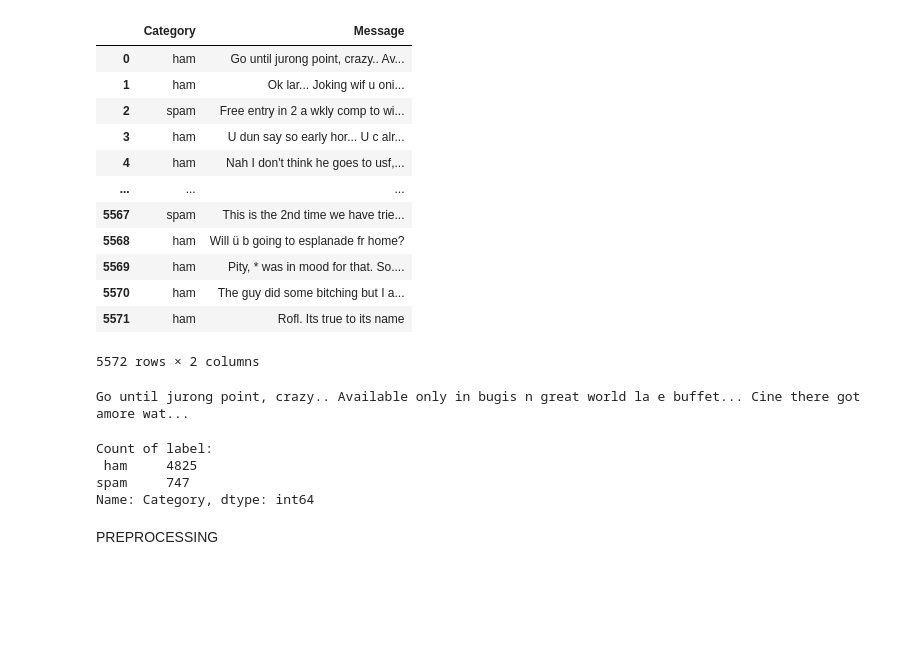
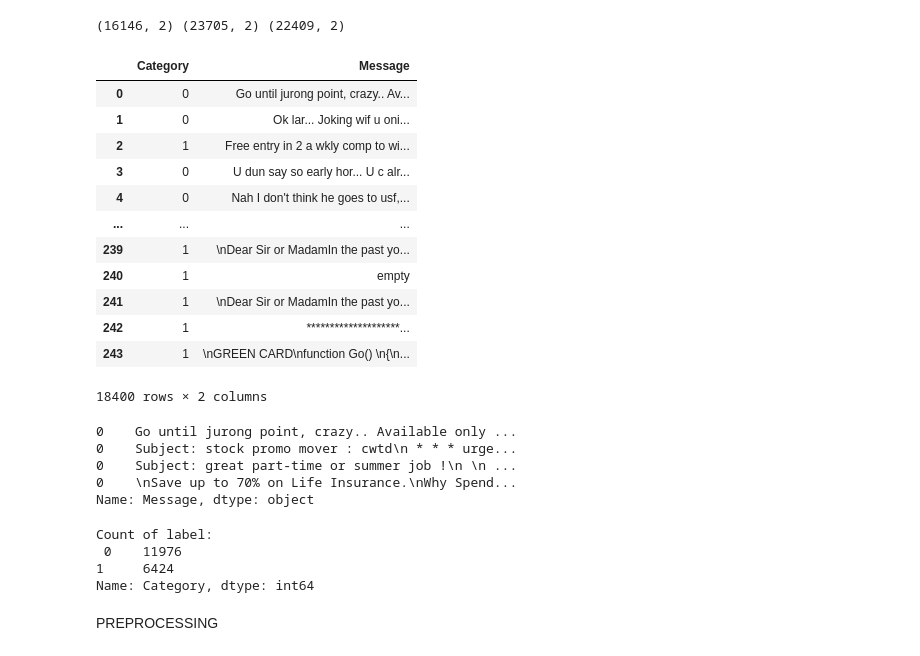
Before and after one commit to JonathanYe3/ML_duh_guyz, a Jupyter notebook: preprocessing.ipynb, the cells around one changed output. Saved outputs shown, nothing was run; the diff lists cells and outputs as text; code cells hidden in the pictures; blank space fills up the shorter version.

```diff
--- a/preprocessing.ipynb
+++ b/preprocessing.ipynb
@@ -13,31 +20,54 @@ nltk.download('stopwords')
 True
 # %%
-allData = pd.read_csv("spam.csv")
+df1 = pd.read_csv("spam.csv", usecols=[0,1])
+df1['Category'] = df1['Category'].replace({'ham': 0, 'spam': 1})
+
+df2 = pd.read_csv("enronSpamSubset.csv", usecols=[1,0])
+df3 = pd.read_csv("lingSpam.csv", usecols=[1,0])
+df4 = pd.read_csv("completeSpamAssassin.csv", usecols=[1,0])
+
+print(df2.shape, df3.shape, df4.shape)
+df2.columns = df1.columns
+df3.columns = df1.columns
+df4.columns = df1.columns
+
+allData = pd.concat([df1, df2, df3, df4])
+allData = allData[pd.to_numeric(allData['Category'], errors='coerce').notna()]
+allData = allData.dropna()
+allData.iloc[:, 0] = allData.iloc[:, 0].astype(int)
+allData = allData[allData['Category'].isin([0, 1])]
+
 allData
+#print(df3, df4)
 # %% [output]
+(16146, 2) (23705, 2) (22409, 2)
 |  | Category | Message |
-| 0 | ham | Go until jurong point, crazy.. Av... |
-| 1 | ham | Ok lar... Joking wif u oni... |
-| 2 | spam | Free entry in 2 a wkly comp to wi... |
-| 3 | ham | U dun say so early hor... U c alr... |
-| 4 | ham | Nah I don't think he goes to usf,... |
+| 0 | 0 | Go until jurong point, crazy.. Av... |
+| 1 | 0 | Ok lar... Joking wif u oni... |
+| 2 | 1 | Free entry in 2 a wkly comp to wi... |
+| 3 | 0 | U dun say so early hor... U c alr... |
+| 4 | 0 | Nah I don't think he goes to usf,... |
 | ... | ... | ... |
-| 5567 | spam | This is the 2nd time we have trie... |
-| 5568 | ham | Will ü b going to esplanade fr home? |
-| 5569 | ham | Pity, * was in mood for that. So.... |
-| 5570 | ham | The guy did some bitching but I a... |
-| 5571 | ham | Rofl. Its true to its name |
+| 239 | 1 | \nDear Sir or MadamIn the past yo... |
+| 240 | 1 | empty |
+| 241 | 1 | \nDear Sir or MadamIn the past yo... |
+| 242 | 1 | ********************... |
+| 243 | 1 | \nGREEN CARD\nfunction Go() \n{\n... |
-5572 rows × 2 columns
+18400 rows × 2 columns
 # %%
 print(allData['Message'][0])
 # %% [output]
-Go until jurong point, crazy.. Available only in bugis n great world la e buffet... Cine there got amore wat...
+0    Go until jurong point, crazy.. Available only ...
+0    Subject: stock promo mover : cwtd\n * * * urge...
+0    Subject: great part-time or summer job !\n \n ...
+0    \nSave up to 70% on Life Insurance.\nWhy Spend...
+Name: Message, dtype: object
 # %%
 print("Count of label:\n",allData['Category'].value_counts())
 # %% [output]
 Count of label:
- ham     4825
-spam     747
+ 0    11976
+1     6424
 Name: Category, dtype: int64
 # %% [markdown]
 PREPROCESSING
```
Also changed, not shown: parts of 12 cells of this notebook, 3 other files.
